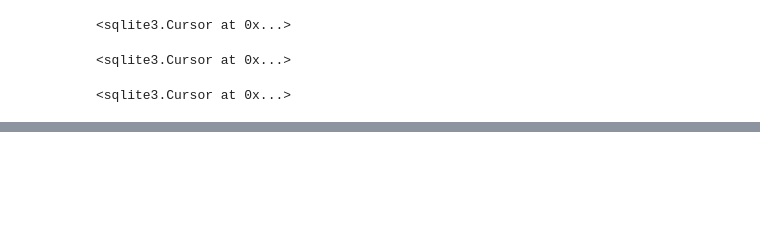
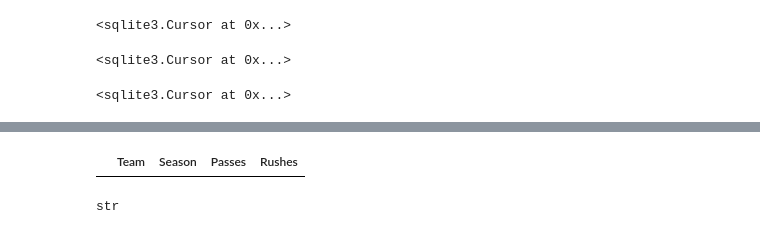
Before and after one commit to ktanemura/Gridiron-Guru, a Jupyter notebook: PlayerRanking/Player Stats Scraping.ipynb, the cells around one changed output, grey strips where cells are left out. Cells and saved outputs as stored; diff of their text form; code cells hidden in the pictures; blank space fills up the shorter version.

Commit message:
offense team stats added

```diff
--- a/PlayerRanking/Player Stats Scraping.ipynb
+++ b/PlayerRanking/Player Stats Scraping.ipynb
@@ -247,0 +227,4 @@ select_to_df('players.db', 'DefenseSeason', ['Team', 'Season', 'FPG', 'Sacks'],
+# %%
+select_to_df('fantasy.db', 'OffenseSeason', ['Team', 'Season', 'Passes', 'Rushes'])
+# %% [output]
+|  | Team | Season | Passes | Rushes |
@@ -247,0 +233,4 @@ select_to_df('players.db', 'DefenseSeason', ['Team', 'Season', 'FPG', 'Sacks'],
+# %%
+type(tuple(df.iloc[4])[4])
+# %% [output]
+str
```
Also changed, not shown: parts of 6 cells of this notebook, 2 other files.
